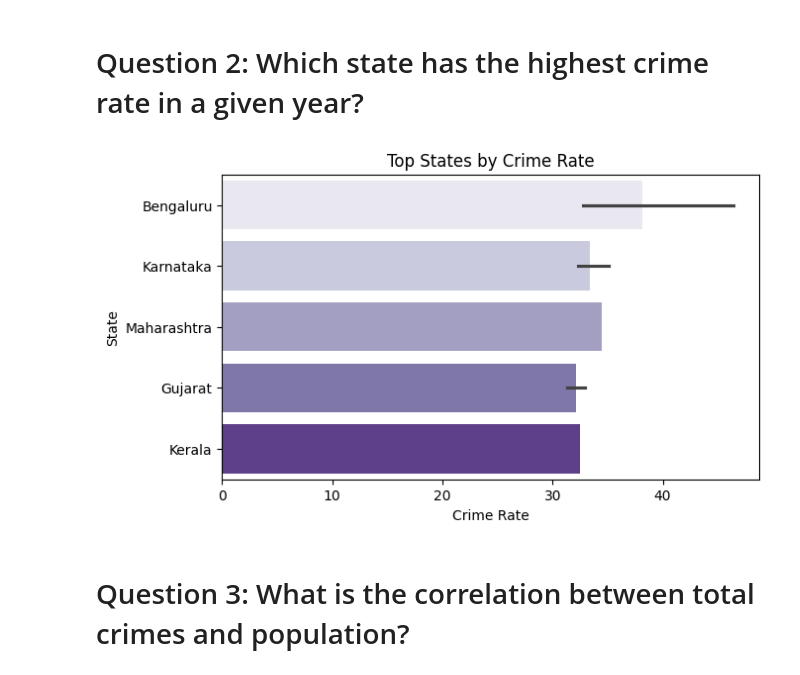
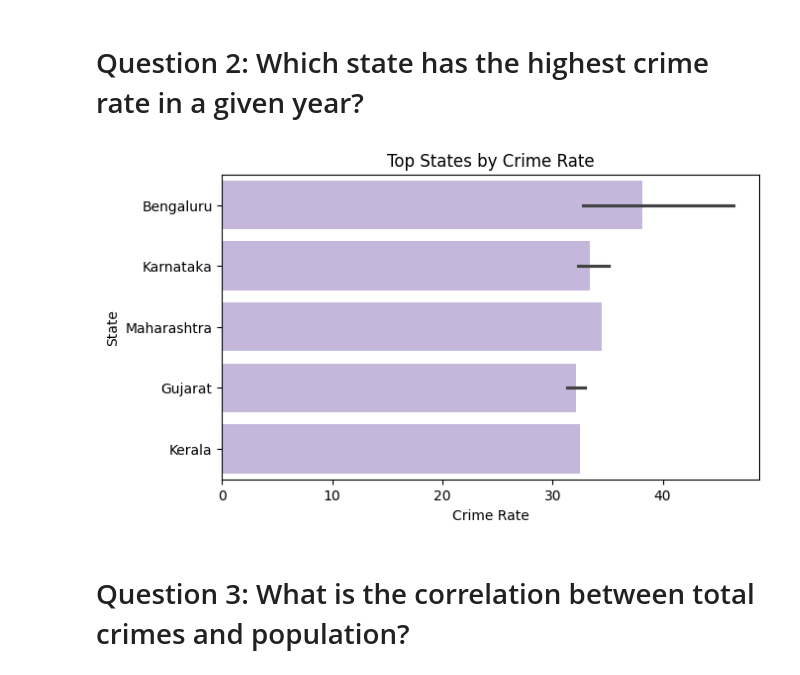
Before and after one commit to AanchalPandey16/CrimeRateAnalysis, a Jupyter notebook: CrimeRateAnalysis.ipynb, the cells around one changed output. Cells and saved outputs as stored; diff of their text form; code cells hidden in the pictures.

```diff
--- a/CrimeRateAnalysis.ipynb
+++ b/CrimeRateAnalysis.ipynb
@@ -165,13 +165,13 @@ plt.show()
 # %%
 plt.figure(figsize=(7, 4))
 top_states_by_crime_rate = df.sort_values('Crime Rate', ascending=False).head(10)
-sns.barplot(x='Crime Rate', y='State', data=top_states_by_crime_rate, hue = 'State',palette='Purples')
+sns.barplot(x='Crime Rate', y='State', data=top_states_by_crime_rate, color='#C3B1E1')
 plt.title("Top States by Crime Rate")
 plt.xlabel("Crime Rate")
 plt.ylabel("State")
 plt.show()
 # %% [output]
-[figure, old version]
+[figure, new version]
 # %% [markdown]
 # Question 3: What is the correlation between total crimes and population?
 # %%
```
Also changed, not shown: parts of 11 cells of this notebook.
